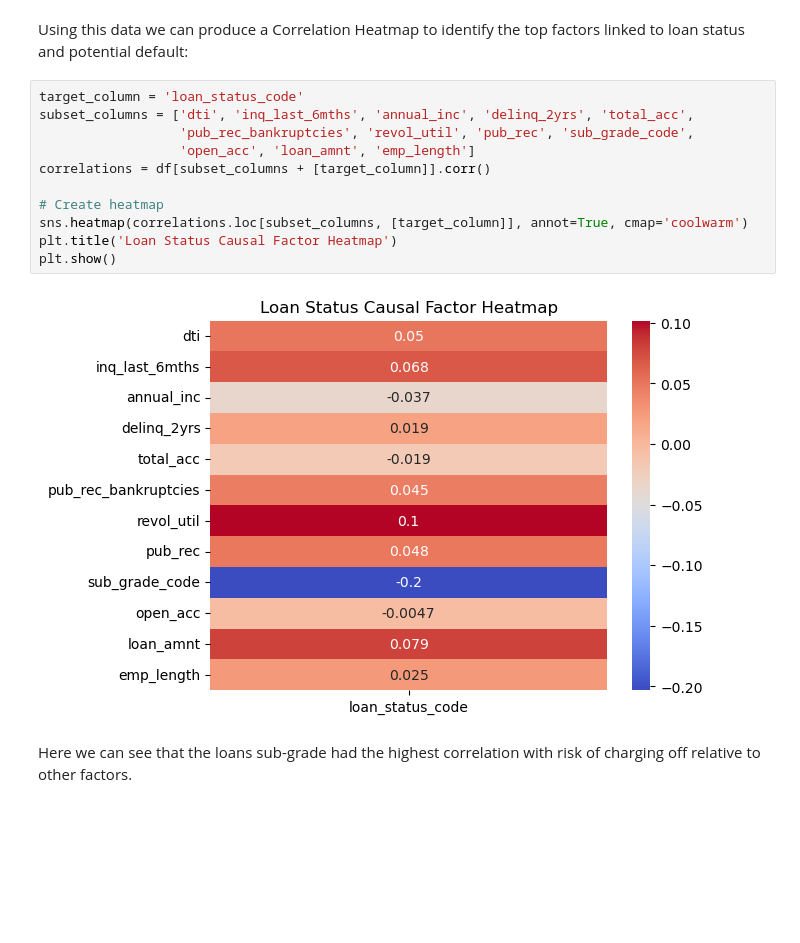
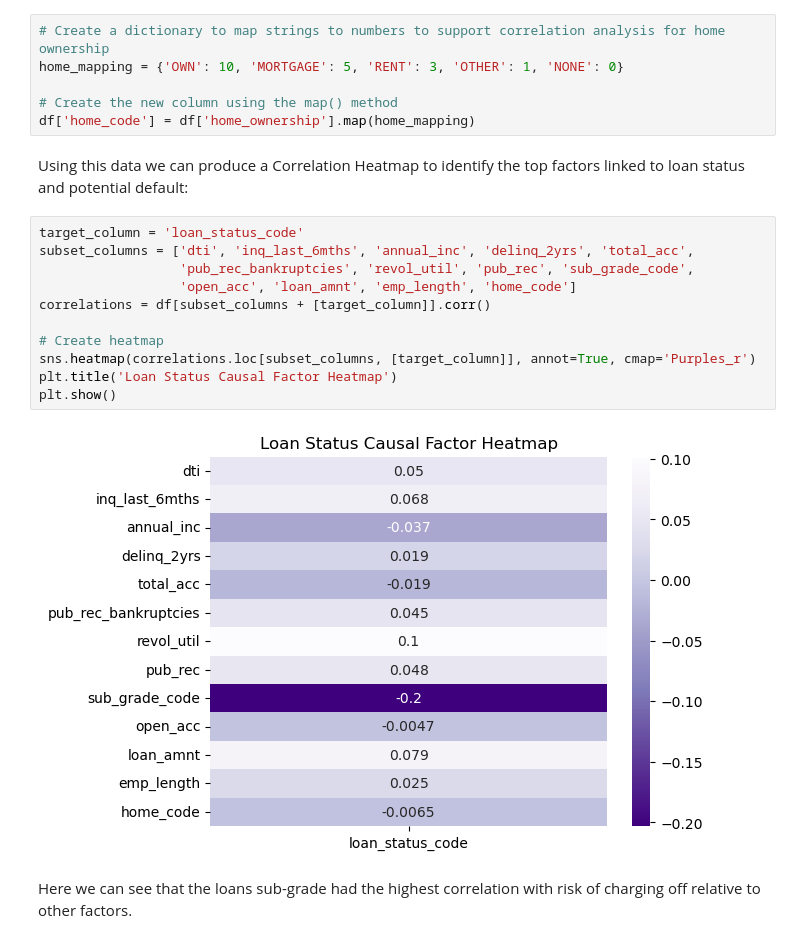
Before and after one commit to WolfeTyler/Lending-Club-Case-Study, a Jupyter notebook: Group_Facilitator_TylerWolfe.ipynb, the cells around one changed output. Cells and saved outputs as stored; diff of their text form; blank space fills up the shorter version.

```diff
--- a/Group_Facilitator_TylerWolfe.ipynb
+++ b/Group_Facilitator_TylerWolfe.ipynb
@@ -87,21 +79,27 @@ sub_grade_mapping = {'A1': 100, 'A2': 99, 'A3': 98, 'A4': 97, 'A5': 96, 'B1': 95
 
 # Create the new column using the map() method
 df['sub_grade_code'] = df['sub_grade'].map(sub_grade_mapping)
+# %%
+# Create a dictionary to map strings to numbers to support correlation analysis for home ownership
+home_mapping = {'OWN': 10, 'MORTGAGE': 5, 'RENT': 3, 'OTHER': 1, 'NONE': 0}
+
+# Create the new column using the map() method
+df['home_code'] = df['home_ownership'].map(home_mapping)
 # %% [markdown]
 Using this data we can produce a Correlation Heatmap to identify the top factors linked to loan status and potential default:
 # %%
 target_column = 'loan_status_code'
 subset_columns = ['dti', 'inq_last_6mths', 'annual_inc', 'delinq_2yrs', 'total_acc',
                   'pub_rec_bankruptcies', 'revol_util', 'pub_rec', 'sub_grade_code',
-                  'open_acc', 'loan_amnt', 'emp_length']
+                  'open_acc', 'loan_amnt', 'emp_length', 'home_code']
 correlations = df[subset_columns + [target_column]].corr()
 
 # Create heatmap
-sns.heatmap(correlations.loc[subset_columns, [target_column]], annot=True, cmap='coolwarm')
+sns.heatmap(correlations.loc[subset_columns, [target_column]], annot=True, cmap='Purples_r')
 plt.title('Loan Status Causal Factor Heatmap')
 plt.show()
 # %% [output]
-[figure, old version]
+[figure, new version]
 # %% [markdown]
 Here we can see that the loans sub-grade had the highest correlation with risk of charging off relative to other factors.
 # %%
```
Also changed, not shown: parts of 13 cells of this notebook.
